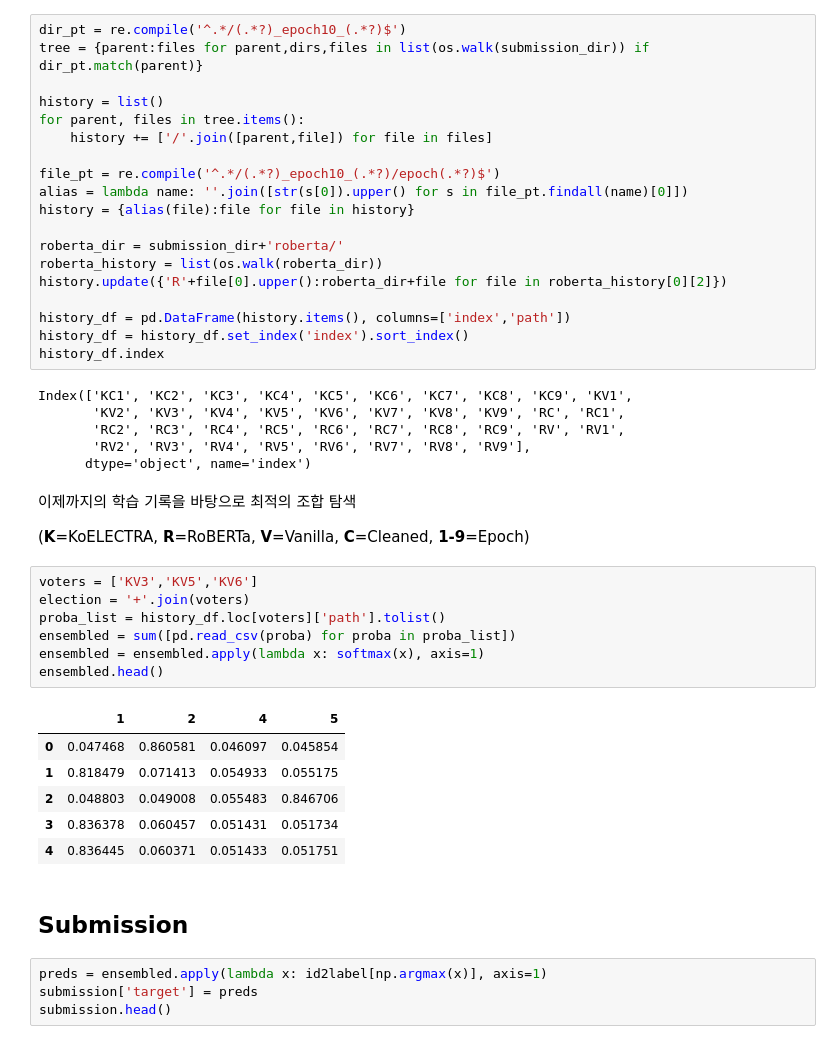
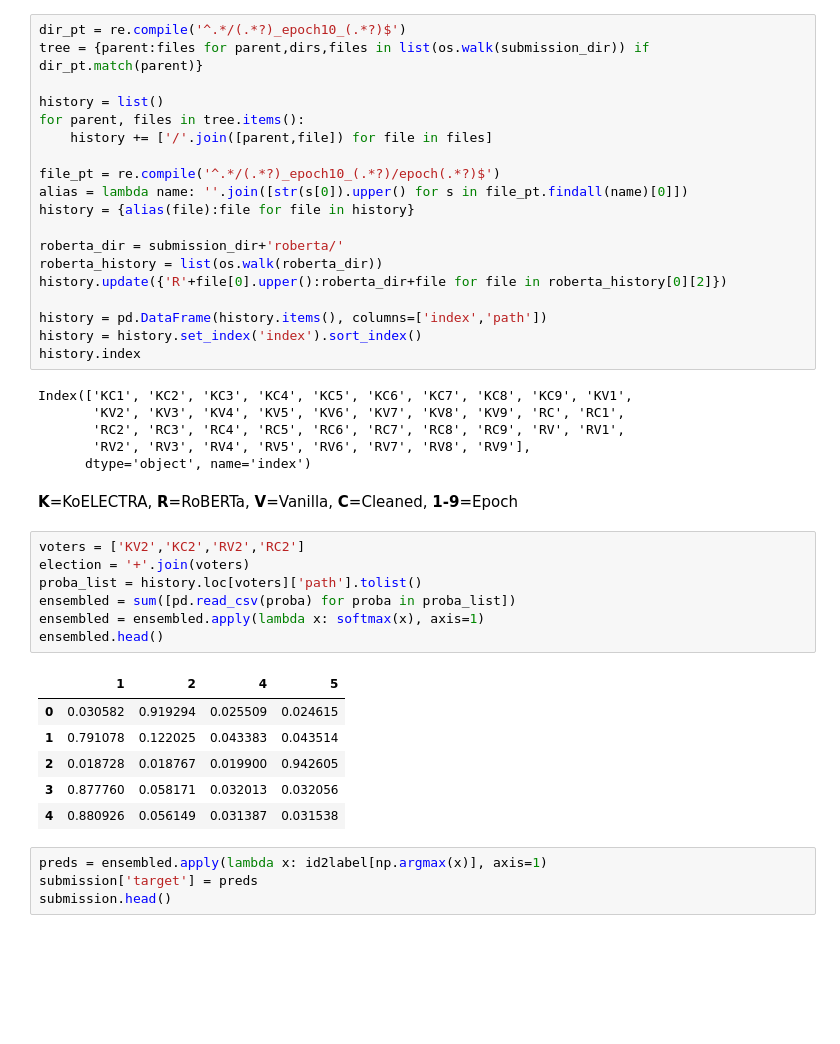
Before and after one commit to minyeamer/auto-raiting, a Jupyter notebook: README.ipynb, the cells around one changed output. Drawn from its saved outputs; the diff is of its cells as text; blank space fills up the shorter version.

```diff
--- a/README.ipynb
+++ b/README.ipynb
@@ -705,9 +709,9 @@ roberta_dir = submission_dir+'roberta/'
 roberta_history = list(os.walk(roberta_dir))
 history.update({'R'+file[0].upper():roberta_dir+file for file in roberta_history[0][2]})
 
-history_df = pd.DataFrame(history.items(), columns=['index','path'])
-history_df = history_df.set_index('index').sort_index()
-history_df.index
+history = pd.DataFrame(history.items(), columns=['index','path'])
+history = history.set_index('index').sort_index()
+history.index
 # %% [output]
 Index(['KC1', 'KC2', 'KC3', 'KC4', 'KC5', 'KC6', 'KC7', 'KC8', 'KC9', 'KV1',
        'KV2', 'KV3', 'KV4', 'KV5', 'KV6', 'KV7', 'KV8', 'KV9', 'RC', 'RC1',
@@ -715,25 +719,21 @@ Index(['KC1', 'KC2', 'KC3', 'KC4', 'KC5', 'KC6', 'KC7', 'KC8', 'KC9', 'KV1',
        'RV2', 'RV3', 'RV4', 'RV5', 'RV6', 'RV7', 'RV8', 'RV9'],
       dtype='object', name='index')
 # %% [markdown]
-이제까지의 학습 기록을 바탕으로 최적의 조합 탐색
-
-(**K**=KoELECTRA, **R**=RoBERTa, **V**=Vanilla, **C**=Cleaned, **1-9**=Epoch)
+**K**=KoELECTRA, **R**=RoBERTa, **V**=Vanilla, **C**=Cleaned, **1-9**=Epoch
 # %%
-voters = ['KV3','KV5','KV6']
+voters = ['KV2','KC2','RV2','RC2']
 election = '+'.join(voters)
-proba_list = history_df.loc[voters]['path'].tolist()
+proba_list = history.loc[voters]['path'].tolist()
 ensembled = sum([pd.read_csv(proba) for proba in proba_list])
 ensembled = ensembled.apply(lambda x: softmax(x), axis=1)
 ensembled.head()
 # %% [output]
 |  | 1 | 2 | 4 | 5 |
-| 0 | 0.047468 | 0.860581 | 0.046097 | 0.045854 |
-| 1 | 0.818479 | 0.071413 | 0.054933 | 0.055175 |
-| 2 | 0.048803 | 0.049008 | 0.055483 | 0.846706 |
-| 3 | 0.836378 | 0.060457 | 0.051431 | 0.051734 |
-| 4 | 0.836445 | 0.060371 | 0.051433 | 0.051751 |
+| 0 | 0.030582 | 0.919294 | 0.025509 | 0.024615 |
+| 1 | 0.791078 | 0.122025 | 0.043383 | 0.043514 |
+| 2 | 0.018728 | 0.018767 | 0.019900 | 0.942605 |
+| 3 | 0.877760 | 0.058171 | 0.032013 | 0.032056 |
+| 4 | 0.880926 | 0.056149 | 0.031387 | 0.031538 |
-# %% [markdown]
-## Submission
 # %%
 preds = ensembled.apply(lambda x: id2label[np.argmax(x)], axis=1)
 submission['target'] = preds
```
Also changed, not shown: parts of 8 cells of this notebook.
